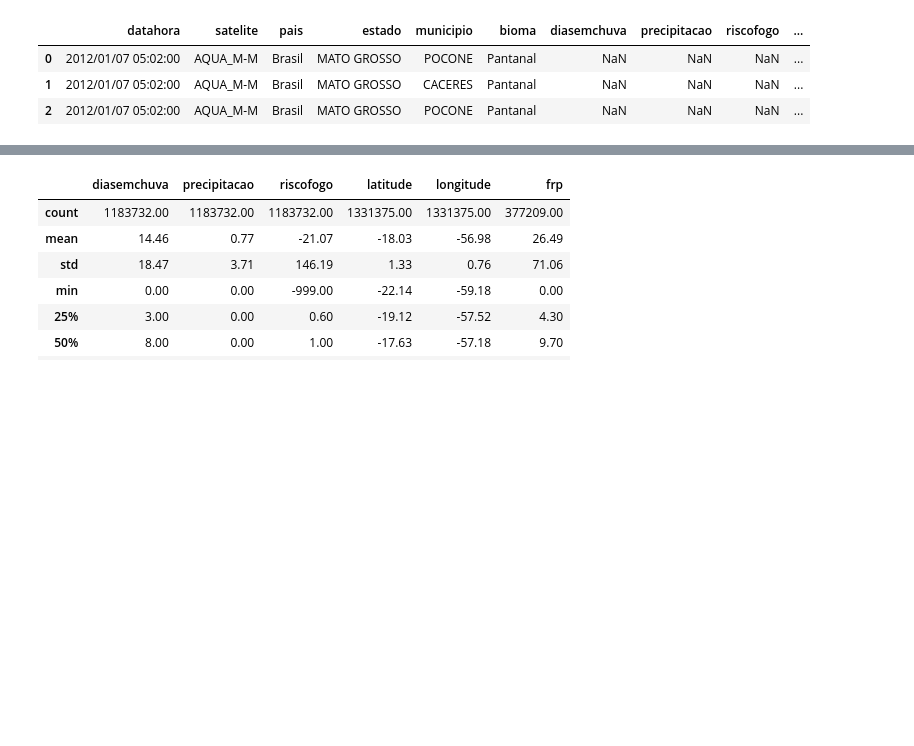
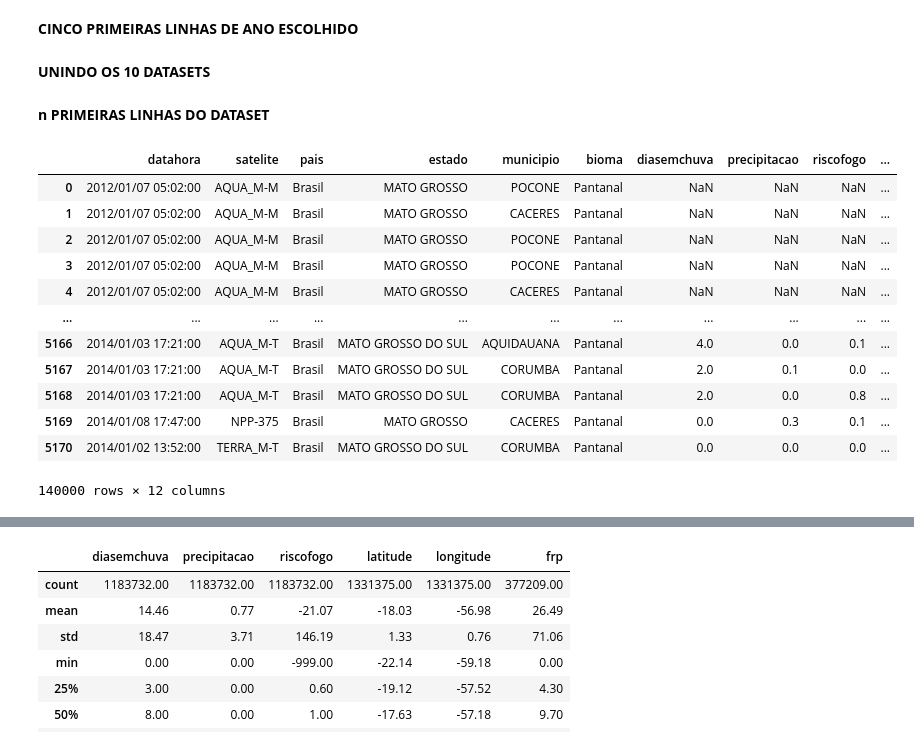
Before and after one commit to charlespimentel/PROJ_QUEIMA_BR, a Jupyter notebook: Inpe_12_21.ipynb, the cells around one changed output, grey strips where cells are left out. Drawn from its saved outputs; the diff is of its cells as text; code cells hidden in the pictures; blank space fills up the shorter version.

```diff
--- a/Inpe_12_21.ipynb
+++ b/Inpe_12_21.ipynb
@@ -18,16 +21,31 @@ df2018 = pd.read_csv('https://raw.githubusercontent.com/charlespimentel/PROJ_QUE
 df2019 = pd.read_csv('https://raw.githubusercontent.com/charlespimentel/PROJ_QUEIMA_BR/main/Data_Inpe_12_21/Focos_2019-01-01_2019-12-31.csv', sep=',')
 df2020 = pd.read_csv('https://raw.githubusercontent.com/charlespimentel/PROJ_QUEIMA_BR/main/Data_Inpe_12_21/Focos_2020-01-01_2020-12-31.csv', sep=',')
 df2021 = pd.read_csv('https://raw.githubusercontent.com/charlespimentel/PROJ_QUEIMA_BR/main/Data_Inpe_12_21/Focos_2021-01-01_2021-03-31.csv', sep=',')
+# %% [markdown]
+**CINCO PRIMEIRAS LINHAS DE ANO ESCOLHIDO**
 # %%
 df2021.head(5)
+# %% [markdown]
+**UNINDO OS 10 DATASETS**
 # %%
 #Unindo os 10 datasets
 df = pd.concat([df2012, df2013, df2014, df2015, df2016, df2017, df2018, df2019, df2020, df2021])
+# %% [markdown]
+**n PRIMEIRAS LINHAS DO DATASET**
 # %%
-df.head(3)
+df.head(140000)
 # %% [output]
 |  | datahora | satelite | pais | estado | municipio | bioma | diasemchuva | precipitacao | riscofogo | ... |
 | 0 | 2012/01/07 05:02:00 | AQUA_M-M | Brasil | MATO GROSSO | POCONE | Pantanal | NaN | NaN | NaN | ... |
 | 1 | 2012/01/07 05:02:00 | AQUA_M-M | Brasil | MATO GROSSO | CACERES | Pantanal | NaN | NaN | NaN | ... |
 | 2 | 2012/01/07 05:02:00 | AQUA_M-M | Brasil | MATO GROSSO | POCONE | Pantanal | NaN | NaN | NaN | ... |
+| 3 | 2012/01/07 05:02:00 | AQUA_M-M | Brasil | MATO GROSSO | POCONE | Pantanal | NaN | NaN | NaN | ... |
+| 4 | 2012/01/07 05:02:00 | AQUA_M-M | Brasil | MATO GROSSO | CACERES | Pantanal | NaN | NaN | NaN | ... |
+| ... | ... | ... | ... | ... | ... | ... | ... | ... | ... | ... |
+| 5166 | 2014/01/03 17:21:00 | AQUA_M-T | Brasil | MATO GROSSO DO SUL | AQUIDAUANA | Pantanal | 4.0 | 0.0 | 0.1 | ... |
+| 5167 | 2014/01/03 17:21:00 | AQUA_M-T | Brasil | MATO GROSSO DO SUL | CORUMBA | Pantanal | 2.0 | 0.1 | 0.0 | ... |
+| 5168 | 2014/01/03 17:21:00 | AQUA_M-T | Brasil | MATO GROSSO DO SUL | CORUMBA | Pantanal | 2.0 | 0.0 | 0.8 | ... |
+| 5169 | 2014/01/08 17:47:00 | NPP-375 | Brasil | MATO GROSSO | CACERES | Pantanal | 0.0 | 0.3 | 0.1 | ... |
+| 5170 | 2014/01/02 13:52:00 | TERRA_M-T | Brasil | MATO GROSSO DO SUL | CORUMBA | Pantanal | 0.0 | 0.0 | 0.0 | ... |
+140000 rows × 12 columns
 # %%
```
Also changed, not shown: parts of 25 cells of this notebook.
